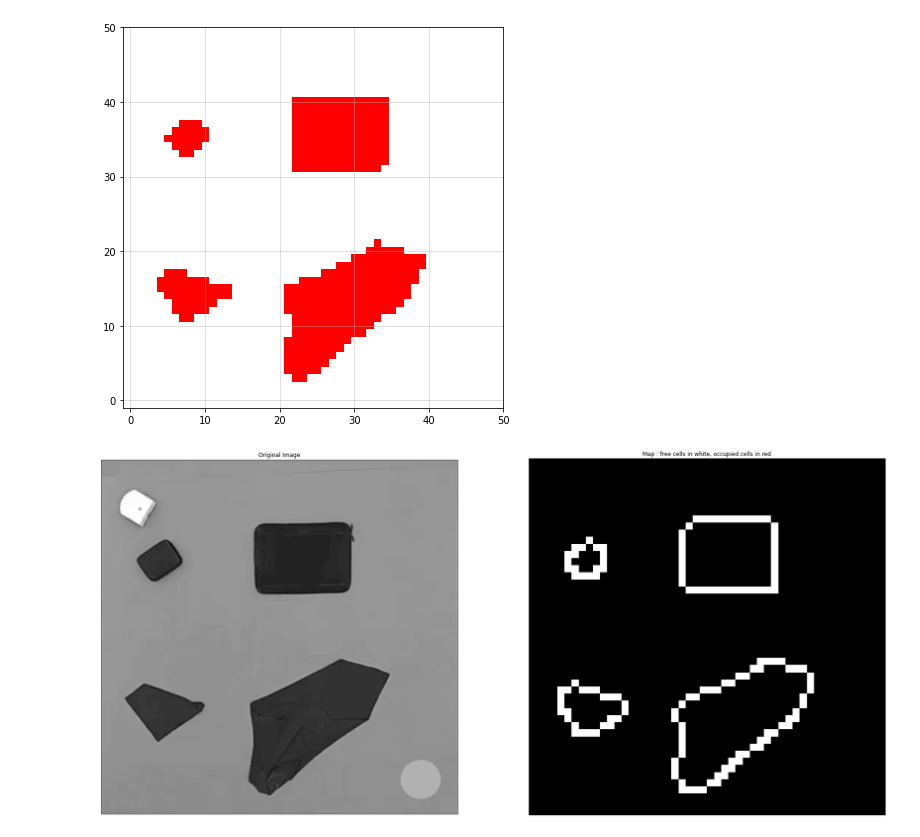
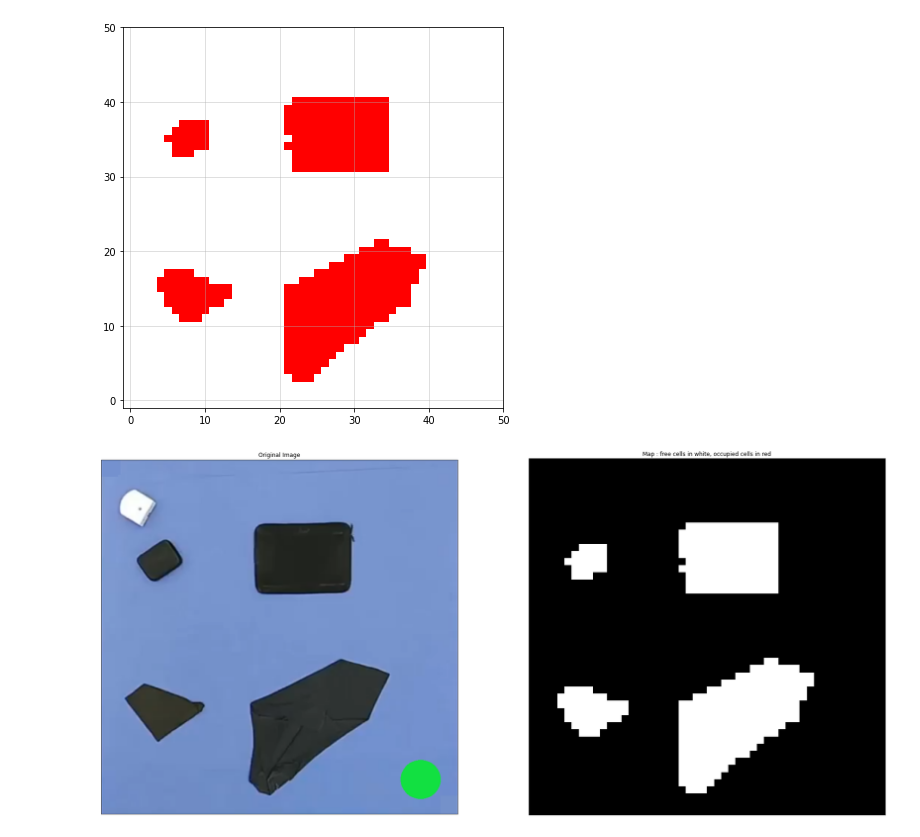
Before and after one commit to jaiswalharsh/BOMR_2020, a Jupyter notebook: compute_grid.ipynb, the cells around one changed output. Drawn from its saved outputs; the diff is of its cells as text; code cells hidden in the pictures.

```diff
--- a/compute_grid.ipynb
+++ b/compute_grid.ipynb
@@ -23,40 +23,42 @@ import sys
 import numpy as np
 from matplotlib import pyplot as plt
 from matplotlib import colors
 
 np.set_printoptions(threshold=sys.maxsize)
 
 filename = 'input_picture.png'
-img = cv2.imread(filename, 0)
-resized = cv2.resize(img, (50,50), interpolation = cv2.INTER_AREA)
+img = cv2.imread(filename, cv2.IMREAD_COLOR)
+
+grayImage = cv2.cvtColor(img, cv2.COLOR_BGR2GRAY)
+resized = cv2.resize(grayImage, (50,50), interpolation = cv2.INTER_AREA)
 
 height, width = resized.shape[:2] # Size of the map
 fig, ax = create_empty_plot(width)
 
-ret,thresh1 = cv2.threshold(resized,70,255,cv2.THRESH_BINARY_INV)
-edges = cv2.Canny(thresh1,100,200)
+ret,thresh1 = cv2.threshold(resized,90,255,cv2.THRESH_BINARY_INV)
 
 plt.figure(figsize=(30,50))
-plt.subplot(121),plt.imshow(img,cmap = 'gray')
+plt.subplot(121),plt.imshow(img[:,:,::-1])
 plt.title('Original Image'), plt.xticks([]), plt.yticks([])
-plt.subplot(122),plt.imshow(edges,cmap = 'gray')
-plt.title('Edge Image'), plt.xticks([]), plt.yticks([])
+plt.subplot(122),plt.imshow(thresh1,cmap = 'gray')
+plt.title('Threshold Image'), plt.xticks([]), plt.yticks([])
 #data = np.random.rand(max_val, max_val) * 20
 
 cmap = colors.ListedColormap(['white', 'red'])
 # limit = 70
 occupancy_grid = thresh1.copy()
+occupancy_grid = occupancy_grid/255
+occupancy_grid = np.array(occupancy_grid, dtype=int)
 occupancy_grid = np.flip(occupancy_grid, 0)
-occupancy_grid = np.array(occupancy_grid, dtype=bool)
 # occupancy_grid[edges>limit] = 1
 # occupancy_grid[edges<=limit] = 0
 
 ax.imshow(occupancy_grid, cmap=cmap)
 plt.title("Map : free cells in white, occupied cells in red");
 
 plt.show()
 
 #occupancy_grid
 # %% [output]
-[figure, old version]
+[figure, new version]
-[figure, old version]
+[figure, new version]
```
Also changed, not shown: 1 other file.
